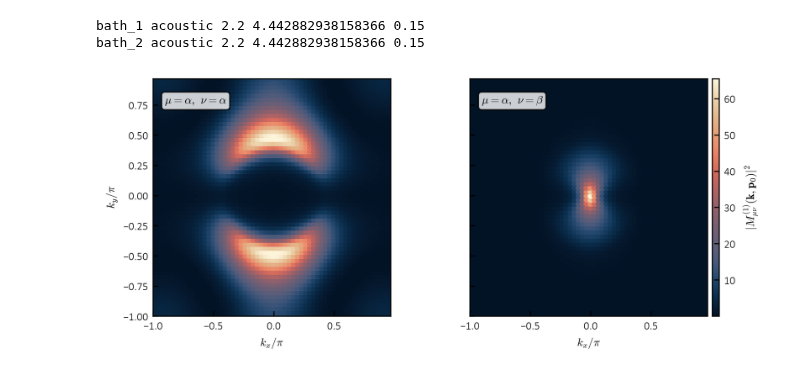
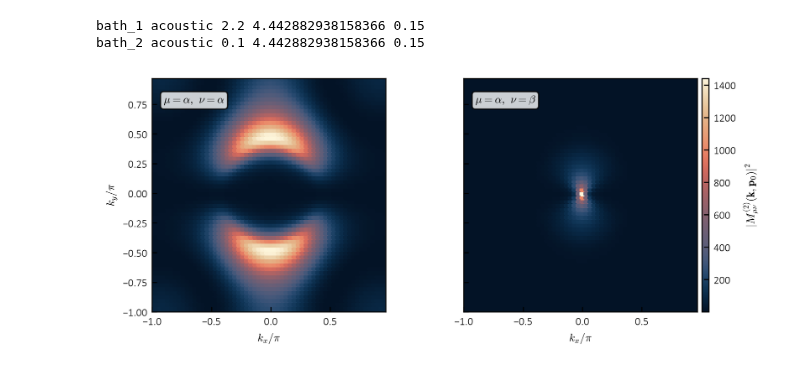
Before and after one commit to korl-z/IJS-F1, a Jupyter notebook: Koda/EI_baths/30_9_2026_skripta.ipynb, the cells around one changed output. Drawn from its saved outputs; the diff is of its cells as text; code cells hidden in the pictures.

```diff
--- a/Koda/EI_baths/30_9_2026_skripta.ipynb
+++ b/Koda/EI_baths/30_9_2026_skripta.ipynb
@@ -82,7 +84,7 @@ t2a = tn * tc
 nt = tg["nt"]
 
 st = ej.mf_state(bd_ref, p, s0.d, s0.m)
-t1n, t2n = 1.1, 0.2
+t1n, t2n = 1.2, 0.2
 t1, t2 = t1n * tc, t2n * tc
 # %%
 
@@ -91,7 +93,7 @@ fn = getattr(pb, bc["rate"])
 bp = dict(bc["pars"])
 
 
-ov = ({"cs": 10.0, "w0": 2.2}, {"cs": 10.0, "w0": 2.2})     # bath 1 (T1), bath 2 (T2)
+ov = ({"cs": 1.0, "w0": 2.2}, {"cs": 1.0, "w0": 0.1})     # bath 1 (T1), bath 2 (T2)
 
 bs = tuple(
     fn(t, bd.k, name=f"bath_{i + 1}", **{**bp, **o})
@@ -155,32 +157,33 @@ gm = np.sqrt((np.abs(gq) ** 2).sum(axis=2))
 # gm: (bath, N, nu, mu), |gm|^2 = sum over TE, TM of |M~|^2
 # %% [output]
 bath_1 acoustic 2.2 4.442882938158366 0.15
-bath_2 acoustic 2.2 4.442882938158366 0.15
+bath_2 acoustic 0.1 4.442882938158366 0.15
 # %%
-ib = 0     # bath shown; for disp=constant the baths differ only by w0
+ib = 1     # bath shown; for disp=constant the baths differ only by w0
 zb = np.abs(gm[ib, :, :, mu]) ** 2    # |G_{mu nu}(k, p0)|^2, shape (N, 2)
 zp = zb[zb > 0.0]
 norm = LogNorm(vmin=zp.min(), vmax=zp.max())
 
 kx = np.unique(kg[:, 0]) / np.pi
 ky = np.unique(kg[:, 1]) / np.pi
 bl = (r"\alpha", r"\beta")
 
 with pt.figure(shape=(1, 2), h=0.85, w=2.0, sharex=True, sharey=True) as fg:
     for nu, a in enumerate(fg.ax):
         zz = np.ma.masked_equal(zb[:, nu].reshape(bd.shape).T, 0.0)
         im = color_map(a, kx, ky, zz)
         a.text(0.05, 0.93, rf"$\mu={bl[mu]},\ \nu={bl[nu]}$",
                transform=a.transAxes, ha="left", va="top",
                bbox=dict(boxstyle="round,pad=0.3", fc="white",
                          ec="black", alpha=0.8))
         format_ax(a, x=kx, xlabel=r"$k_x/\pi$", grid=False)
         a.set_aspect("equal")
     fg.ax[0].set_ylabel(r"$k_y/\pi$")
     fg.colorbar(im, rf"$|M^{{({ib + 1})}}_{{\mu\nu}}(\mathbf{{k}},\mathbf{{p}}_0)|^2$",
                 ax=fg.ax[-1], external=True)
+    # plt.savefig(FIG_PATH + "absM2_d=2.pdf", bbox_inches="tight")
 # %% [output]
-[figure, old version]
+[figure, new version]
 # %%
 pk = pb.pack(bs)
 e = np.asarray(st.e)
```
Also changed, not shown: parts of 10 cells of this notebook, 20 other files.
